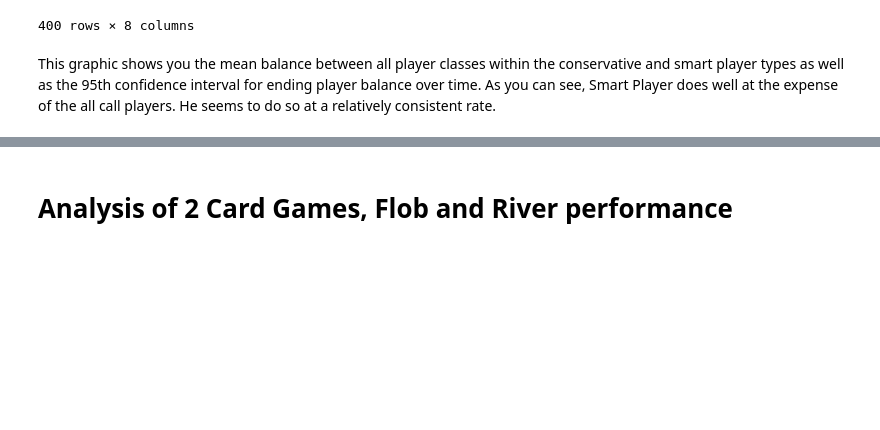
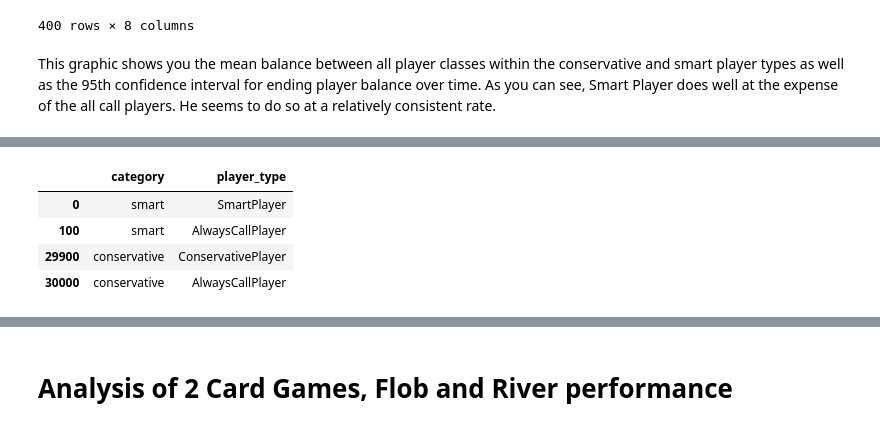
Before and after one commit to Silber8806/PokerPro, a Jupyter notebook: source_code/analysis/Poker Simulation Analysis.ipynb, the cells around one changed output, grey strips where cells are left out. Cells and saved outputs as stored; diff of their text form; code cells hidden in the pictures; blank space fills up the shorter version.

```diff
--- a/source_code/analysis/Poker Simulation Analysis.ipynb
+++ b/source_code/analysis/Poker Simulation Analysis.ipynb
@@ -466,4 +467,12 @@ See the caveats in the documentation: http://pandas.pydata.org/pandas-docs/stabl
 [figure]
+# %%
+categories_to_plot
+# %% [output]
+|  | category | player_type |
+| 0 | smart | SmartPlayer |
+| 100 | smart | AlwaysCallPlayer |
+| 29900 | conservative | ConservativePlayer |
+| 30000 | conservative | AlwaysCallPlayer |
 # %%
 fig, axis = plt.subplots(4,5,figsize=(40, 40),sharey=True)
 
```
Also changed, not shown: parts of 7 cells of this notebook, 2 other files.
